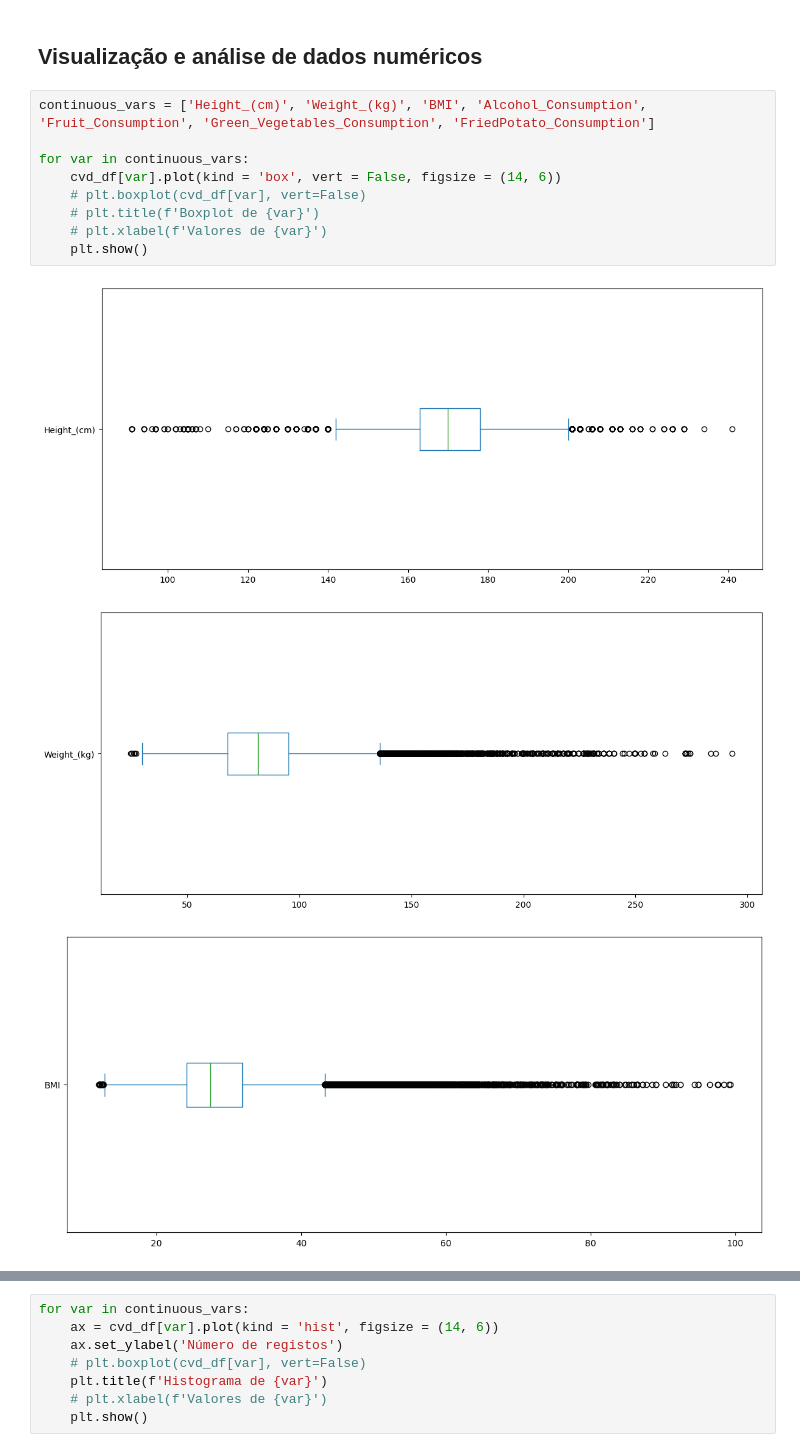
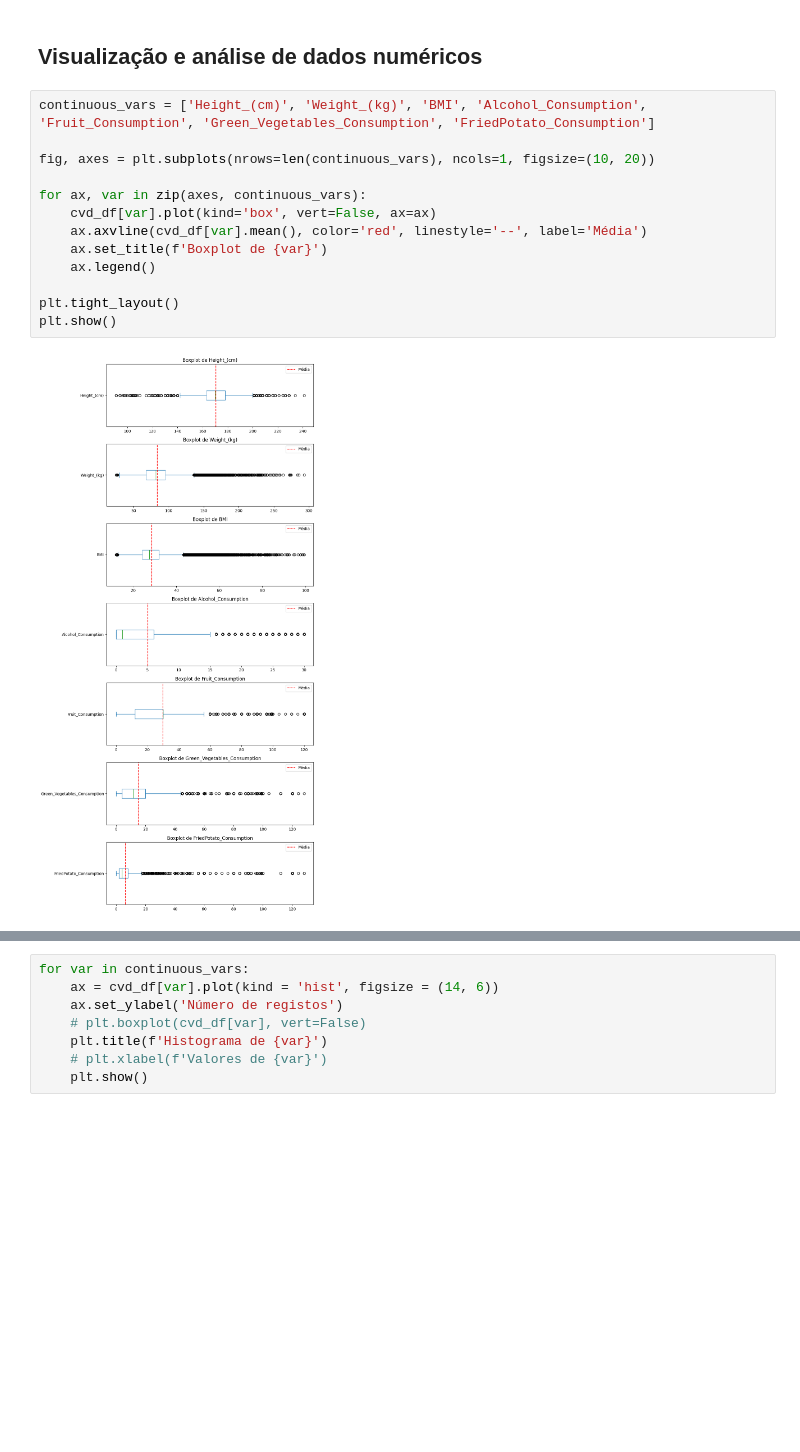
Before and after one commit to tjpoa/ProjetoIAA, a Jupyter notebook: notebooks/DataUnderstanding.ipynb, the cells around one changed output, grey strips where cells are left out. Drawn from its saved outputs; the diff is of its cells as text; blank space fills up the shorter version.

```diff
--- a/notebooks/DataUnderstanding.ipynb
+++ b/notebooks/DataUnderstanding.ipynb
@@ -181,13 +97,15 @@ Os dados não possuem grande correlação, o peso e o bmi naturalmente têm uma
 # %%
 continuous_vars = ['Height_(cm)', 'Weight_(kg)', 'BMI', 'Alcohol_Consumption', 'Fruit_Consumption', 'Green_Vegetables_Consumption', 'FriedPotato_Consumption']
 
-for var in continuous_vars:
-    cvd_df[var].plot(kind = 'box', vert = False, figsize = (14, 6))
-    # plt.boxplot(cvd_df[var], vert=False)
-    # plt.title(f'Boxplot de {var}')
-    # plt.xlabel(f'Valores de {var}')
-    plt.show()
+fig, axes = plt.subplots(nrows=len(continuous_vars), ncols=1, figsize=(10, 20))
+
+for ax, var in zip(axes, continuous_vars):
+    cvd_df[var].plot(kind='box', vert=False, ax=ax)
+    ax.axvline(cvd_df[var].mean(), color='red', linestyle='--', label='Média')
+    ax.set_title(f'Boxplot de {var}')
+    ax.legend()
+
+plt.tight_layout()
+plt.show()
 # %% [output]
-[figure, old version]
+[figure, new version]
-[figure, removed]
-[figure, removed]
```
Also changed, not shown: parts of 36 cells of this notebook, 1 other file.
